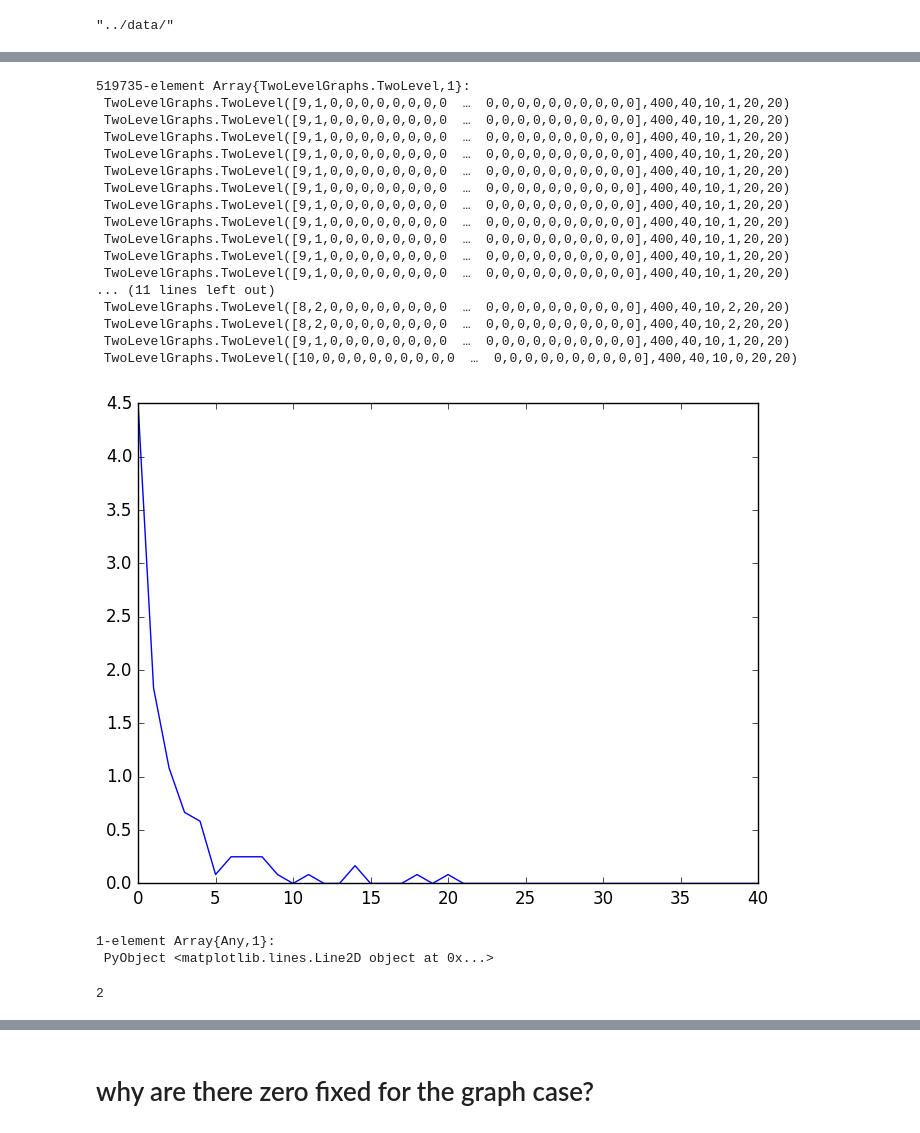
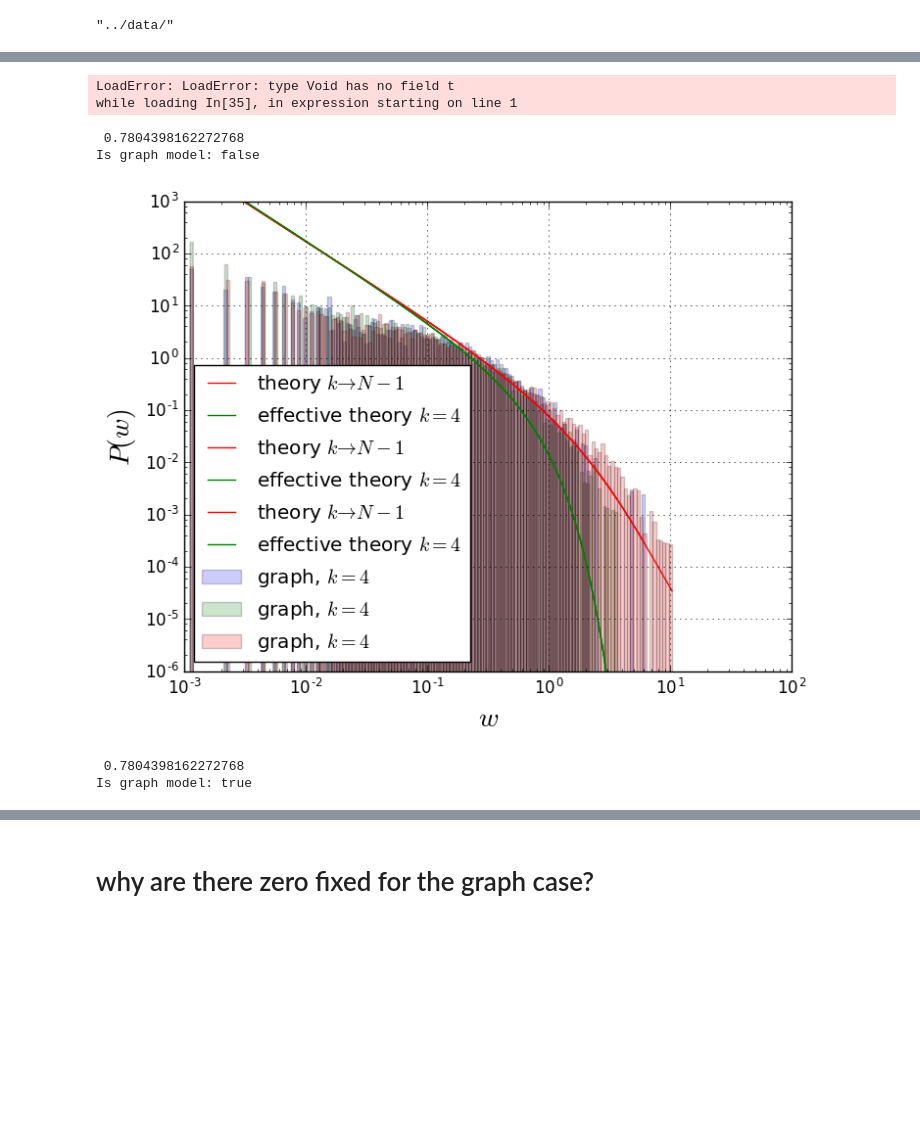
Before and after one commit to jnkh/epidemics, a Jupyter notebook: Data Analysis.ipynb, the cells around one changed output, grey strips where cells are left out. Saved outputs shown, nothing was run; the diff lists cells and outputs as text; code cells hidden in the pictures; blank space fills up the shorter version.

```diff
--- a/Data Analysis.ipynb
+++ b/Data Analysis.ipynb
@@ -144,6 +222,6 @@ filenames[end-1:end]
 # %%
 #using JLD
-d = load(data_dir_path*filenames[end])
+d = load(data_dir_path*filenames[end-1])
 params = d["params"]
 runs = d["runs"];
 num_fixed = get_num_fixed(runs) #d["num_fixed"]
@@ -165,7 +243,10 @@ im = InfectionModel(x -> 1 + beta + get_s_eff(x,alpha,beta,k) , x -> 1 + beta);
 y_n, y_minus, y_plus, y_p,critical_determinant = get_parameters(N,alpha,beta)
 
 #plot_schematics(N,alpha,beta,k,true)
-plot_w(sizes,N,alpha,beta)
+
+
+
+#plot_w(sizes,N,alpha,beta)
 
 #im = InfectionModel(x -> 1 + alpha*x , x -> 1 + beta);
 
@@ -243,43 +259,16 @@ get_two_level_states_from_runs (generic function with 1 method)
-# %%
-# get all the TwoLevel representations for the runs
-##TODO: need to group by i
-two_level_states = get_two_level_states_from_runs(runs)
-# %% [output]
-519735-element Array{TwoLevelGraphs.TwoLevel,1}:
- TwoLevelGraphs.TwoLevel([9,1,0,0,0,0,0,0,0,0  …  0,0,0,0,0,0,0,0,0,0],400,40,10,1,20,20)
- TwoLevelGraphs.TwoLevel([9,1,0,0,0,0,0,0,0,0  …  0,0,0,0,0,0,0,0,0,0],400,40,10,1,20,20)
- TwoLevelGraphs.TwoLevel([9,1,0,0,0,0,0,0,0,0  …  0,0,0,0,0,0,0,0,0,0],400,40,10,1,20,20)
- TwoLevelGraphs.TwoLevel([9,1,0,0,0,0,0,0,0,0  …  0,0,0,0,0,0,0,0,0,0],400,40,10,1,20,20)
- TwoLevelGraphs.TwoLevel([9,1,0,0,0,0,0,0,0,0  …  0,0,0,0,0,0,0,0,0,0],400,40,10,1,20,20)
- TwoLevelGraphs.TwoLevel([9,1,0,0,0,0,0,0,0,0  …  0,0,0,0,0,0,0,0,0,0],400,40,10,1,20,20)
- TwoLevelGraphs.TwoLevel([9,1,0,0,0,0,0,0,0,0  …  0,0,0,0,0,0,0,0,0,0],400,40,10,1,20,20)
- TwoLevelGraphs.TwoLevel([9,1,0,0,0,0,0,0,0,0  …  0,0,0,0,0,0,0,0,0,0],400,40,10,1,20,20)
- TwoLevelGraphs.TwoLevel([9,1,0,0,0,0,0,0,0,0  …  0,0,0,0,0,0,0,0,0,0],400,40,10,1,20,20)
- TwoLevelGraphs.TwoLevel([9,1,0,0,0,0,0,0,0,0  …  0,0,0,0,0,0,0,0,0,0],400,40,10,1,20,20)
- TwoLevelGraphs.TwoLevel([9,1,0,0,0,0,0,0,0,0  …  0,0,0,0,0,0,0,0,0,0],400,40,10,1,20,20)
-... (11 lines left out)
- TwoLevelGraphs.TwoLevel([8,2,0,0,0,0,0,0,0,0  …  0,0,0,0,0,0,0,0,0,0],400,40,10,2,20,20)
- TwoLevelGraphs.TwoLevel([8,2,0,0,0,0,0,0,0,0  …  0,0,0,0,0,0,0,0,0,0],400,40,10,2,20,20)
- TwoLevelGraphs.TwoLevel([9,1,0,0,0,0,0,0,0,0  …  0,0,0,0,0,0,0,0,0,0],400,40,10,1,20,20)
- TwoLevelGraphs.TwoLevel([10,0,0,0,0,0,0,0,0,0  …  0,0,0,0,0,0,0,0,0,0],400,40,10,0,20,20)
-# %%
-counter = 0
-t = two_level_states[1]
-accum = zeros(length(t.a))
-for t in two_level_states
-    if 0.05< t.i/t.N < 0.06
-        counter += 1
-        accum += t.a
-    end
-end
-accum /= counter
-
-plot(accum)
-# %% [output]
-[figure, removed]
-1-element Array{Any,1}:
- PyObject <matplotlib.lines.Line2D object at 0x...>
-# %%
-1+1
-# %% [output]
-2
+# %%
+two_level_states = get_two_level_states_from_runs(runs)
+t = two_level_states[1]
+# %% [output]
+LoadError: LoadError: type Void has no field t
+while loading In[35], in expression starting on line 1
+ 0.7804398162272768
+Is graph model: false
+# %%
+plot_w(sizes,N,alpha,beta)
+plot_w(sizes_two_level,N,alpha,beta)
+plot_w(sizes_well_mixed,N,alpha,beta)
+# %% [output]
+[figure, added]
+ 0.7804398162272768
+Is graph model: true
```
Also changed, not shown: parts of 33 cells of this notebook, 5 other files.
